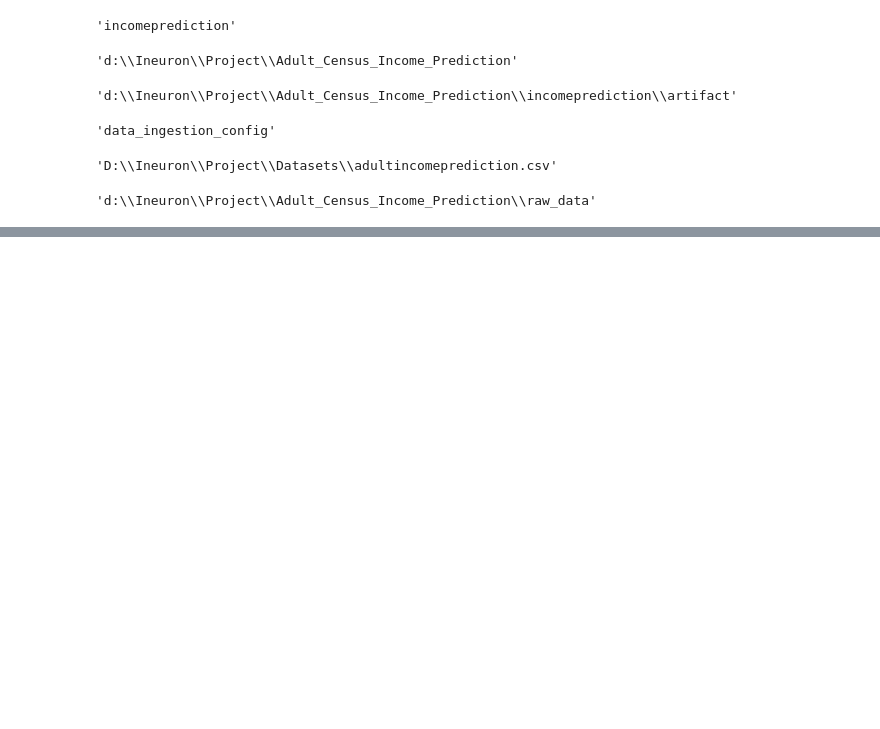
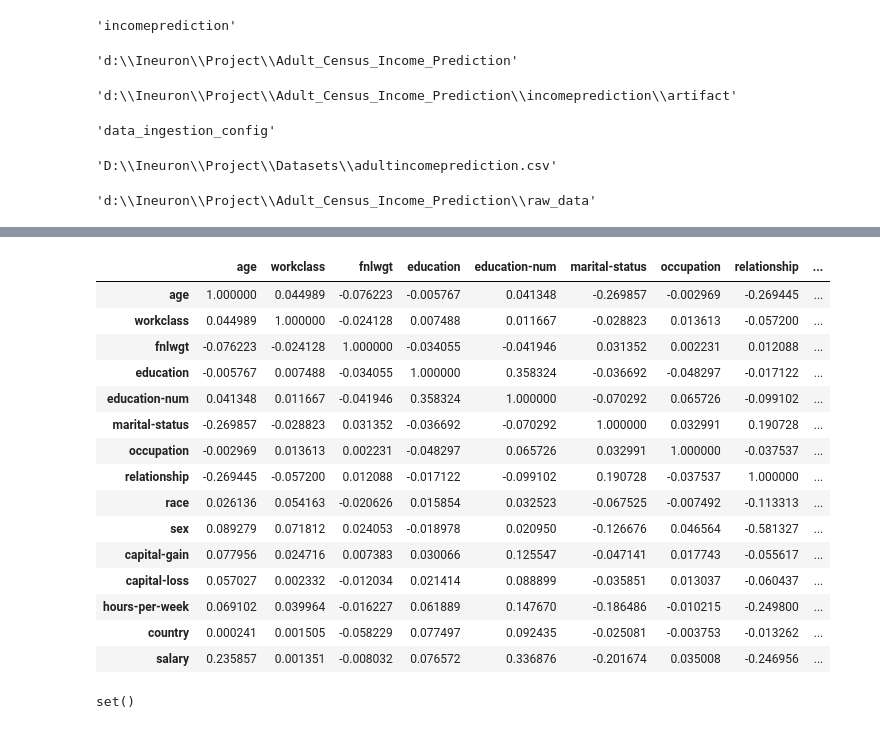
Before and after one commit to Prashant-Baliyan/DL_DVC_Template, a Jupyter notebook: notebook/experiment.ipynb, the cells around one changed output, grey strips where cells are left out. Cells and saved outputs as stored; diff of their text form; code cells hidden in the pictures; blank space fills up the shorter version.

```diff
--- a/notebook/experiment.ipynb
+++ b/notebook/experiment.ipynb
@@ -141,0 +173,3 @@ raw_data_dir1
+# %%
+null_columns = train_df.loc[:, train_df.isnull().any()].columns.to_list()
+null_columns
@@ -141,0 +178,3 @@ raw_data_dir1
+# %%
+#cols = ["workclass", "native-country"]
+train_df[null_columns]=train_df[null_columns].fillna(train_df.mode().iloc[0])
@@ -141,0 +232,6 @@ raw_data_dir1
+# %%
+for col in train_df.columns:
+    if train_df[col].dtype == 'object':
+        print(col)
+    else:
+        pass
@@ -141,0 +248,6 @@ raw_data_dir1
+# %%
+from sklearn.preprocessing import LabelEncoder
+for col in train_df.columns:
+    if train_df[col].dtype == 'object':
+        le = LabelEncoder()
+        train_df[col] = le.fit_transform(train_df[col].astype(str))
@@ -141,0 +430,19 @@ raw_data_dir1
+# %%
+train_df.corr()
+# %% [output]
+|  | age | workclass | fnlwgt | education | education-num | marital-status | occupation | relationship | ... |
+| age | 1.000000 | 0.044989 | -0.076223 | -0.005767 | 0.041348 | -0.269857 | -0.002969 | -0.269445 | ... |
+| workclass | 0.044989 | 1.000000 | -0.024128 | 0.007488 | 0.011667 | -0.028823 | 0.013613 | -0.057200 | ... |
+| fnlwgt | -0.076223 | -0.024128 | 1.000000 | -0.034055 | -0.041946 | 0.031352 | 0.002231 | 0.012088 | ... |
+| education | -0.005767 | 0.007488 | -0.034055 | 1.000000 | 0.358324 | -0.036692 | -0.048297 | -0.017122 | ... |
+| education-num | 0.041348 | 0.011667 | -0.041946 | 0.358324 | 1.000000 | -0.070292 | 0.065726 | -0.099102 | ... |
+| marital-status | -0.269857 | -0.028823 | 0.031352 | -0.036692 | -0.070292 | 1.000000 | 0.032991 | 0.190728 | ... |
+| occupation | -0.002969 | 0.013613 | 0.002231 | -0.048297 | 0.065726 | 0.032991 | 1.000000 | -0.037537 | ... |
+| relationship | -0.269445 | -0.057200 | 0.012088 | -0.017122 | -0.099102 | 0.190728 | -0.037537 | 1.000000 | ... |
+| race | 0.026136 | 0.054163 | -0.020626 | 0.015854 | 0.032523 | -0.067525 | -0.007492 | -0.113313 | ... |
+| sex | 0.089279 | 0.071812 | 0.024053 | -0.018978 | 0.020950 | -0.126676 | 0.046564 | -0.581327 | ... |
+| capital-gain | 0.077956 | 0.024716 | 0.007383 | 0.030066 | 0.125547 | -0.047141 | 0.017743 | -0.055617 | ... |
+| capital-loss | 0.057027 | 0.002332 | -0.012034 | 0.021414 | 0.088899 | -0.035851 | 0.013037 | -0.060437 | ... |
+| hours-per-week | 0.069102 | 0.039964 | -0.016227 | 0.061889 | 0.147670 | -0.186486 | -0.010215 | -0.249800 | ... |
+| country | 0.000241 | 0.001505 | -0.058229 | 0.077497 | 0.092435 | -0.025081 | -0.003753 | -0.013262 | ... |
+| salary | 0.235857 | 0.001351 | -0.008032 | 0.076572 | 0.336876 | -0.201674 | 0.035008 | -0.246956 | ... |
@@ -141,0 +459,4 @@ raw_data_dir1
+# %%
+col_corr
+# %% [output]
+set()
```
Also changed, not shown: parts of 30 cells of this notebook, 24 other files.
